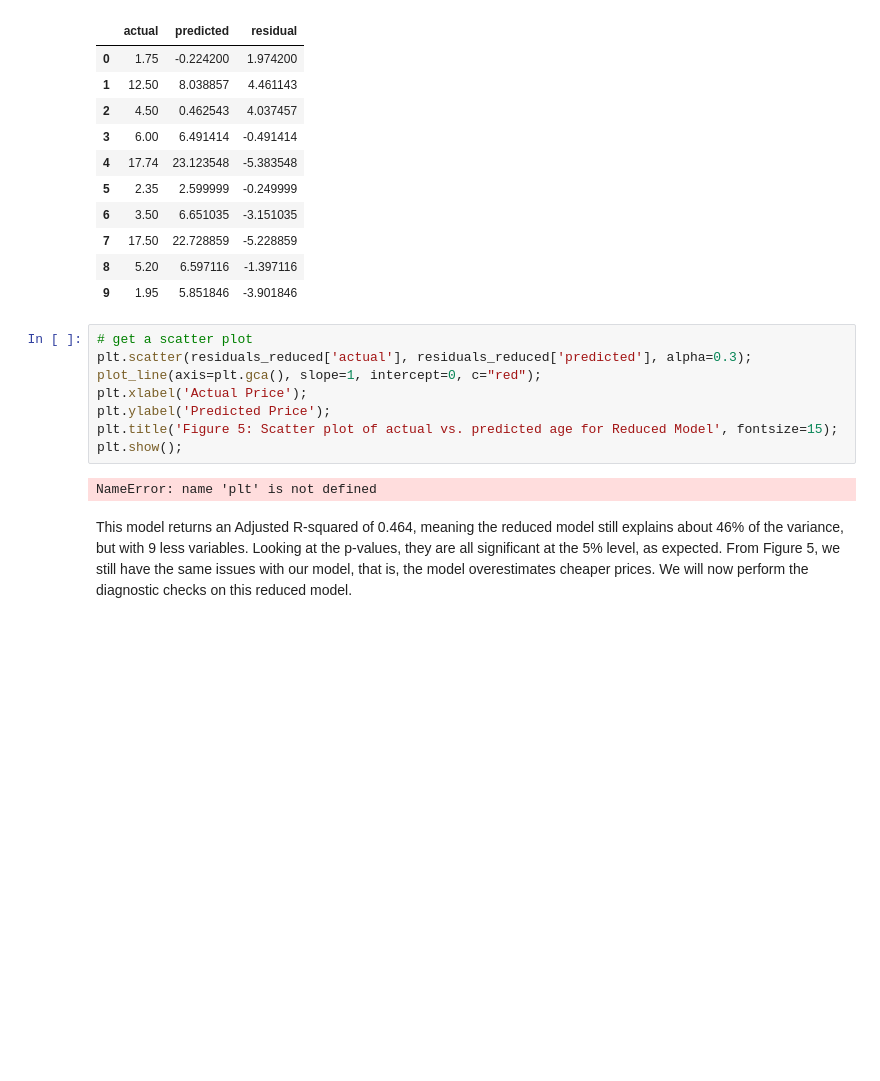
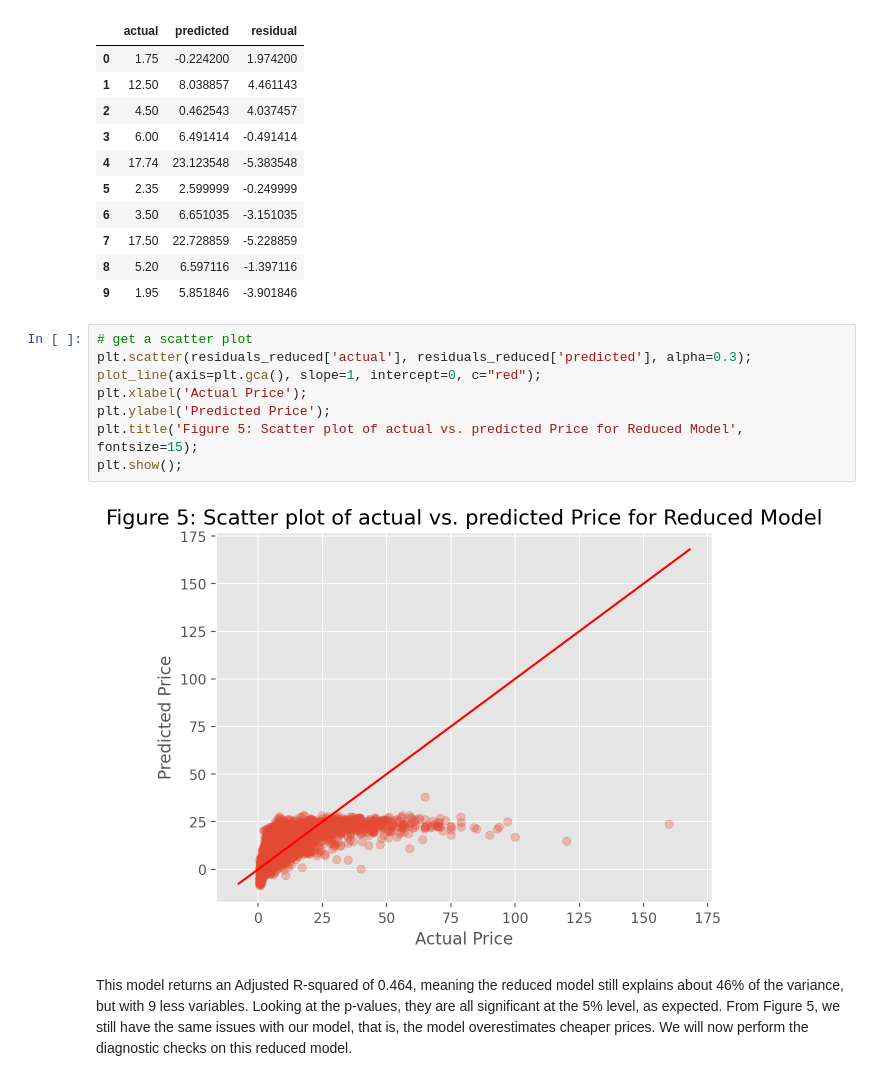
Before and after one commit to mayankthakkar17/MATHS_2_GROUP_11, a Jupyter notebook: maths2_phase2_grp11.ipynb, the cells around one changed output. Drawn from its saved outputs; the diff is of its cells as text; blank space fills up the shorter version.

```diff
--- a/maths2_phase2_grp11.ipynb
+++ b/maths2_phase2_grp11.ipynb
@@ -384,13 +384,13 @@ residuals_reduced.head(10)
 # %%
 # get a scatter plot
 plt.scatter(residuals_reduced['actual'], residuals_reduced['predicted'], alpha=0.3);
 plot_line(axis=plt.gca(), slope=1, intercept=0, c="red");
 plt.xlabel('Actual Price');
 plt.ylabel('Predicted Price');
-plt.title('Figure 5: Scatter plot of actual vs. predicted age for Reduced Model', fontsize=15);
+plt.title('Figure 5: Scatter plot of actual vs. predicted Price for Reduced Model', fontsize=15);
 plt.show();
 # %% [output]
-NameError: name 'plt' is not defined
+[figure, added]
 # %% [markdown]
 This model returns an Adjusted R-squared of 0.464, meaning the reduced model still explains about 46% of the variance, but with 9 less variables. Looking at the p-values, they are all significant at the 5% level, as expected. From Figure 5, we still have the same issues with our model, that is, the model overestimates cheaper prices. We will now perform the diagnostic checks on this reduced model.
 # %% [markdown]
```
Also changed, not shown: parts of 7 cells of this notebook.
